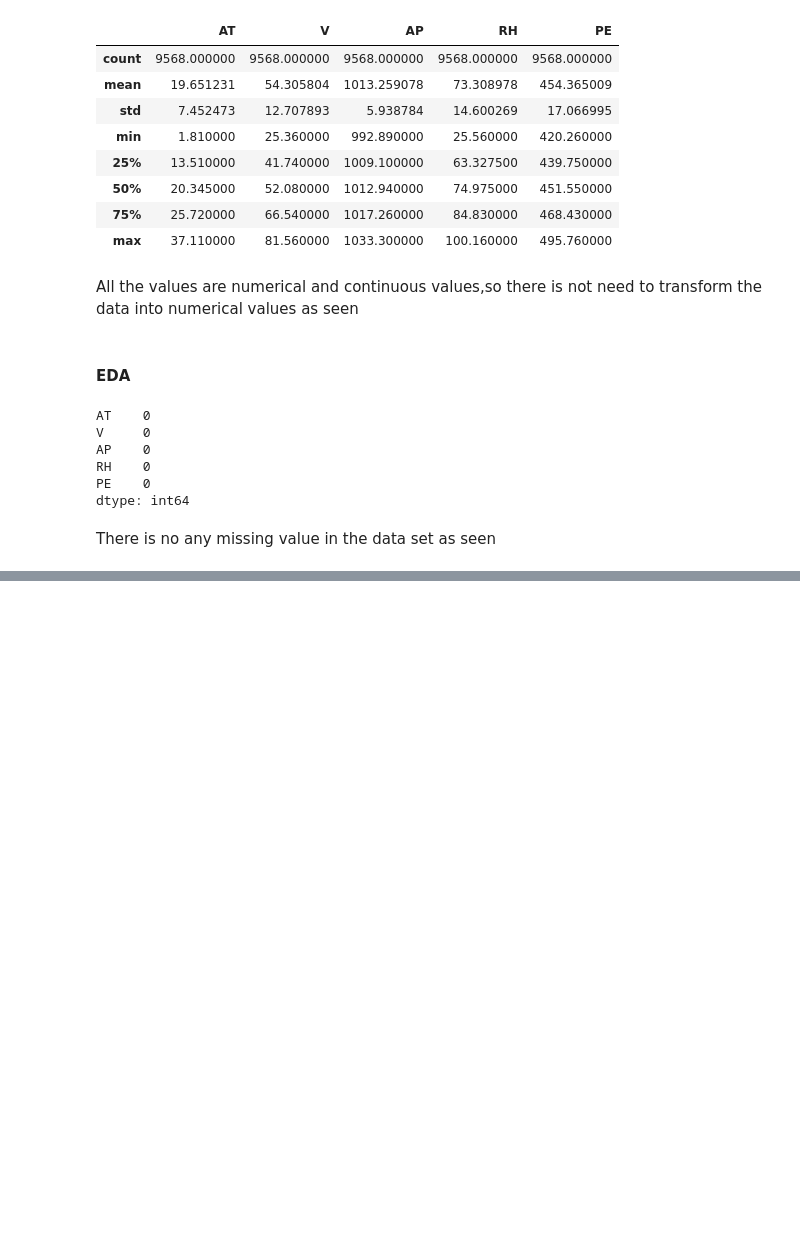
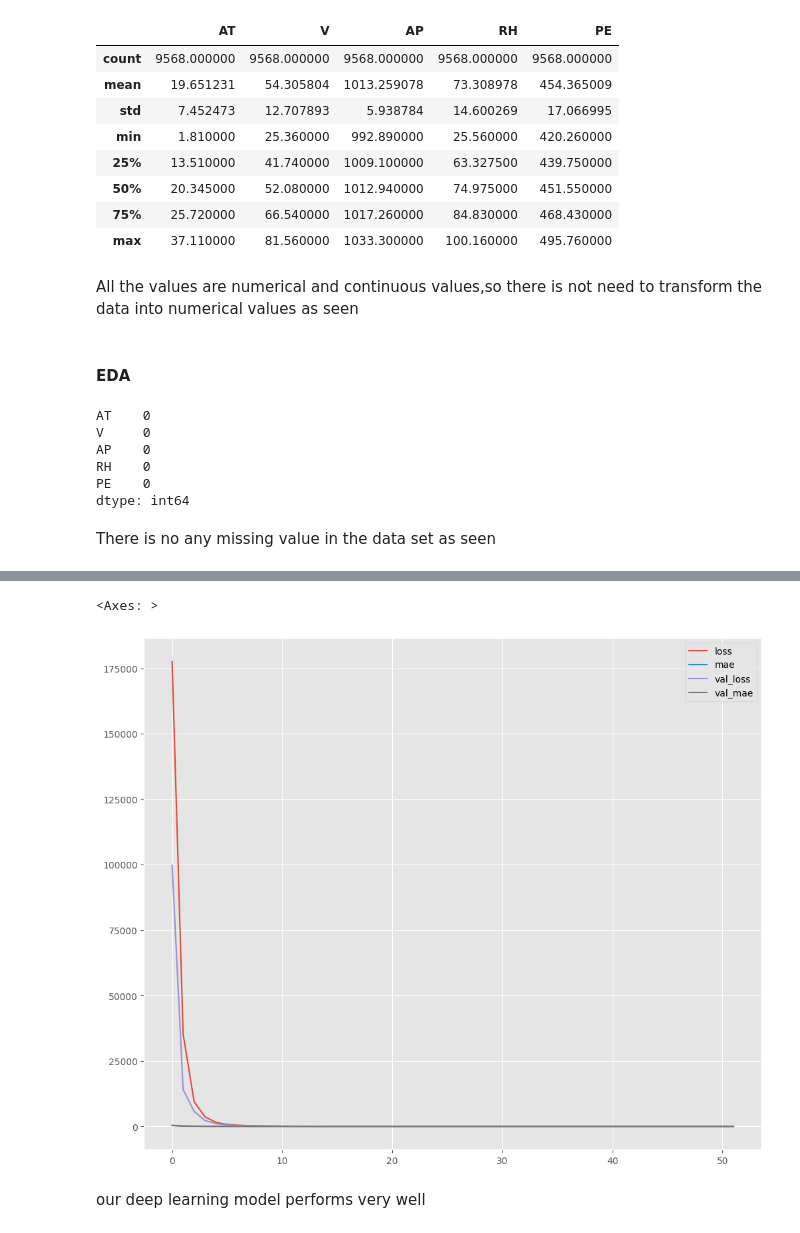
Before and after one commit to AnantVerma-2022/Deep-Learning-NLP-LLM, a Jupyter notebook: ANN_for_Regression_netHR_energy_output.ipynb, the cells around one changed output, grey strips where cells are left out. Drawn from its saved outputs; the diff is of its cells as text; code cells hidden in the pictures; blank space fills up the shorter version.

Commit message:
New Model ANN for Regression_complete_complete

```diff
--- a/ANN_for_Regression_netHR_energy_output.ipynb
+++ b/ANN_for_Regression_netHR_energy_output.ipynb
@@ -115,0 +189,10 @@ There is no any missing value in the data set as seen
+# %%
+# Feature Scaling
+# Standardization of the dataset
+
+from sklearn.preprocessing import StandardScaler
+ss = StandardScaler()
+X_train = ss.fit_transform(X_train)
+X_test = ss.transform(X_test)
+print(X_train)
+print(X_test)
@@ -115,0 +223,7 @@ There is no any missing value in the data set as seen
+# %%
+reg_ann = Sequential()
+reg_ann.add(Dense(units=64, input_shape=(X_train.shape[1],), activation="relu"))
+reg_ann.add(Dense(units=32, activation="relu"))
+reg_ann.add(Dense(units=1))
+reg_ann.compile(optimizer="adam", loss="mean_squared_error", metrics=["mae"])
+reg_ann.summary()
@@ -115,0 +244,4 @@ There is no any missing value in the data set as seen
+# %%
+reg_ann.compile(optimizer='adam', loss='mse', metrics=['mae'])
+# %%
+reg_ann.fit(x=X_train, y=y_train, epochs=100, batch_size=32,validation_data=(X_test,y_test),callbacks=EarlyStopping(monitor='val_loss',patience=4,restore_best_weights=True))
@@ -115,0 +307,8 @@ There is no any missing value in the data set as seen
+# %%
+plt.style.use("ggplot")
+pd.DataFrame(reg_ann.history.history).plot(figsize=(12,10))
+# %% [output]
+<Axes: >
+[figure, added]
+# %% [markdown]
+our deep learning model performs very well
```
Also changed, not shown: parts of 21 cells of this notebook.
